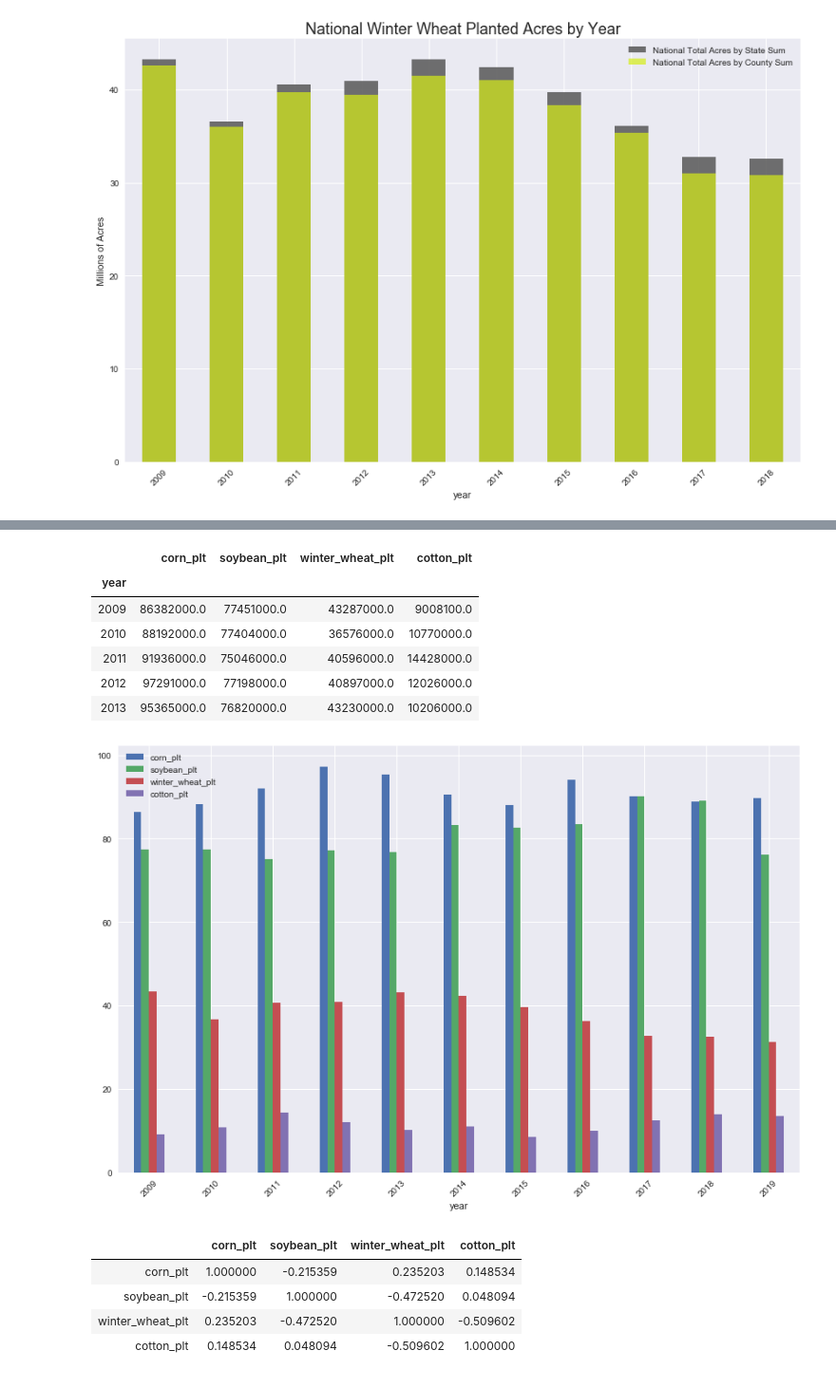
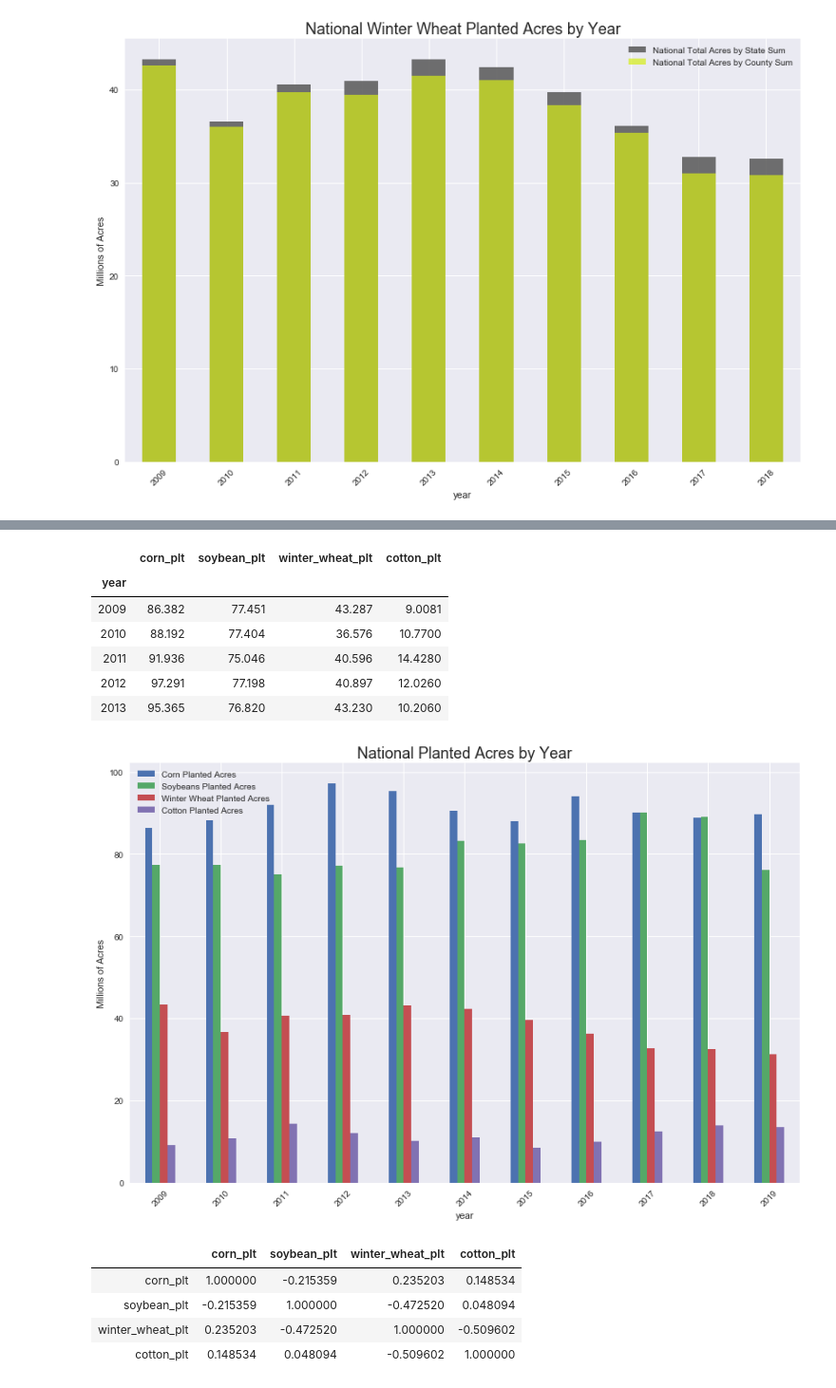
Before and after one commit to nomadtomas/State_Of_Agriculture, a Jupyter notebook: commodity_eda.ipynb, the cells around one changed output, grey strips where cells are left out. Shown at 95% size. Drawn from its saved outputs; the diff is of its cells as text; code cells hidden in the pictures.

```diff
--- a/commodity_eda.ipynb
+++ b/commodity_eda.ipynb
@@ -15,35 +15,35 @@ import sqlalchemy
 engine = sqlalchemy.create_engine('postgresql://nomadtomas:nomadtomas@localhost:5432/agriculture')
 # %%
 ct_plt_query = '''
-    SELECT year, state, ag_district_code, county, fips, data_item, value as plt_ac
+    SELECT year, state, CONCAT(state_ansi,ag_district_code) AS cmt_id, state_ansi, ag_district_code, county, fips, data_item, value as plt_ac
     FROM cotton as ct
     WHERE data_item = 'COTTON, UPLAND - ACRES PLANTED'
     ORDER BY year DESC, state, plt_ac;
 '''
 
 cn_plt_query = '''
-    SELECT year, state, ag_district_code, county, fips, data_item, value as plt_ac
+    SELECT year, state, CONCAT(state_ansi,ag_district_code) AS cmt_id, state_ansi, ag_district_code, county, fips, data_item, value as plt_ac
     FROM corn as cn
     WHERE data_item = 'CORN - ACRES PLANTED'
     ORDER BY year DESC, state, plt_ac;
 '''
 
 sb_plt_query = '''
-    SELECT year, state, ag_district_code, county, fips, data_item, value as plt_ac
+    SELECT year, state, CONCAT(state_ansi,ag_district_code) AS cmt_id, state_ansi, ag_district_code, county, fips, data_item, value as plt_ac
     FROM soybean as sb
     WHERE data_item = 'SOYBEANS - ACRES PLANTED'
     ORDER BY year DESC, state, plt_ac;
 '''
 
 ww_plt_query = '''
-    SELECT year, state, ag_district_code, county, fips, data_item, value as plt_ac
+    SELECT year, state, CONCAT(state_ansi,ag_district_code) AS cmt_id, state_ansi, ag_district_code, county, fips, data_item, value as plt_ac
     FROM winter_wheat as ww
     WHERE data_item = 'WHEAT, WINTER - ACRES PLANTED'
     ORDER BY year DESC, state, plt_ac;
 '''
 
 st_plt_query = '''
-    SELECT year, state, commodity, data_item, domain, value as state
+    SELECT year, state, commodity, data_item, domain, value as state_values
     FROM  state_num
     ORDER BY year DESC;
 '''
@@ -200,24 +160,29 @@ df = df.merge(st_plt_ac, on='year')
 df.columns = ['corn_plt', 'soybean_plt', 'winter_wheat_plt', 'cotton_plt']
 df = df.apply(lambda x: x/1000000)
 # %%
-df.head()
+df[]df.head()
 # %% [output]
 |  | corn_plt | soybean_plt | winter_wheat_plt | cotton_plt |
 | year |  |  |  |  |
-| 2009 | 86382000.0 | 77451000.0 | 43287000.0 | 9008100.0 |
-| 2010 | 88192000.0 | 77404000.0 | 36576000.0 | 10770000.0 |
-| 2011 | 91936000.0 | 75046000.0 | 40596000.0 | 14428000.0 |
-| 2012 | 97291000.0 | 77198000.0 | 40897000.0 | 12026000.0 |
-| 2013 | 95365000.0 | 76820000.0 | 43230000.0 | 10206000.0 |
+| 2009 | 86.382 | 77.451 | 43.287 | 9.0081 |
+| 2010 | 88.192 | 77.404 | 36.576 | 10.7700 |
+| 2011 | 91.936 | 75.046 | 40.596 | 14.4280 |
+| 2012 | 97.291 | 77.198 | 40.897 | 12.0260 |
+| 2013 | 95.365 | 76.820 | 43.230 | 10.2060 |
 # %%
 fig, axs = plt.subplots(figsize=(14,9))
 
 df.plot(kind='bar', ax=axs)
 plt.ticklabel_format(axis='y', style='plain')
 plt.xticks(rotation=45)
+axs.set_ylabel('Millions of Acres')
+axs.set_title('National Planted Acres by Year', size=18)
+labels = ['Corn Planted Acres', 'Soybeans Planted Acres',
+         'Winter Wheat Planted Acres', 'Cotton Planted Acres']
+plt.legend(labels)
 plt.show()
 # %% [output]
-[figure, old version]
+[figure, new version]
 # %%
 df.corr()
 # %% [output]
```
Also changed, not shown: parts of 42 cells of this notebook.
